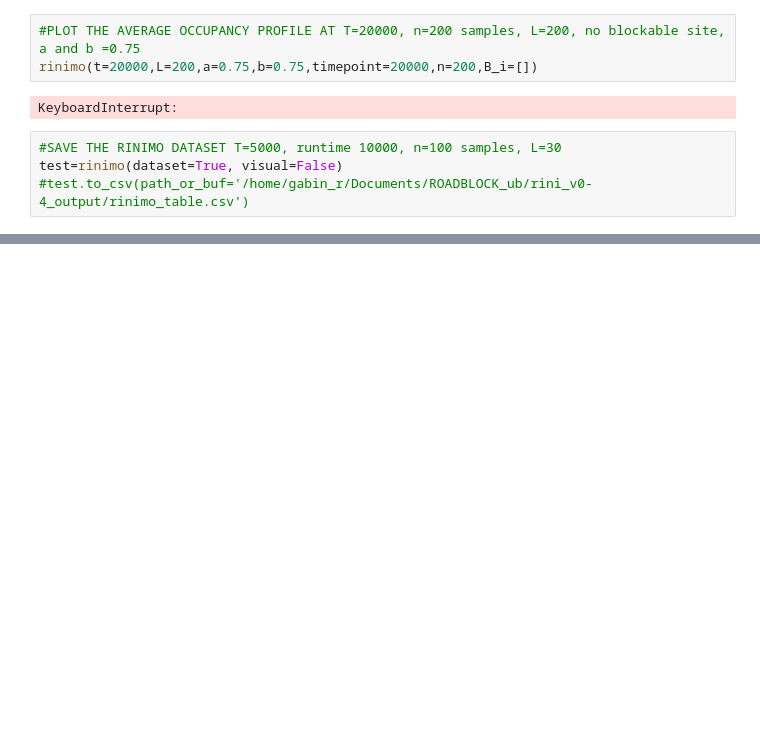
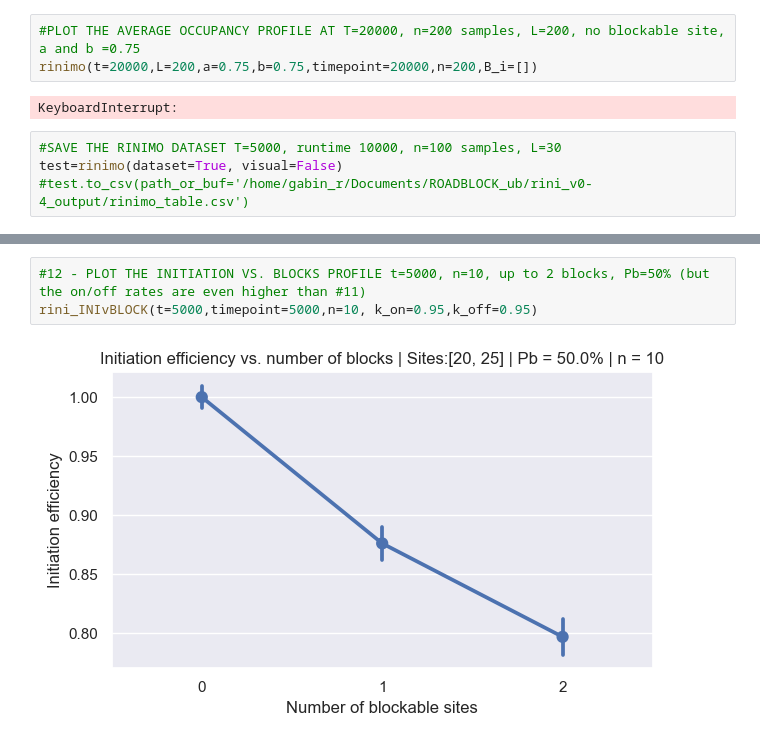
Before and after one commit to gabin-rousseau/roadblock_project, a Jupyter notebook: python/rini_v0-4.ipynb, the cells around one changed output, grey strips where cells are left out. Saved outputs shown, nothing was run; the diff lists cells and outputs as text; blank space fills up the shorter version.

```diff
--- a/python/rini_v0-4.ipynb
+++ b/python/rini_v0-4.ipynb
@@ -821,0 +827,5 @@ rini_INIvBLOCK(t=5000,timepoint=5000,n=10, k_on=0.66)
+# %%
+#12 - PLOT THE INITIATION VS. BLOCKS PROFILE t=5000, n=10, up to 2 blocks, Pb=50% (but the on/off rates are even higher than #11)
+rini_INIvBLOCK(t=5000,timepoint=5000,n=10, k_on=0.95,k_off=0.95)
+# %% [output]
+[figure, added]
```
Also changed, not shown: parts of 13 cells of this notebook.
